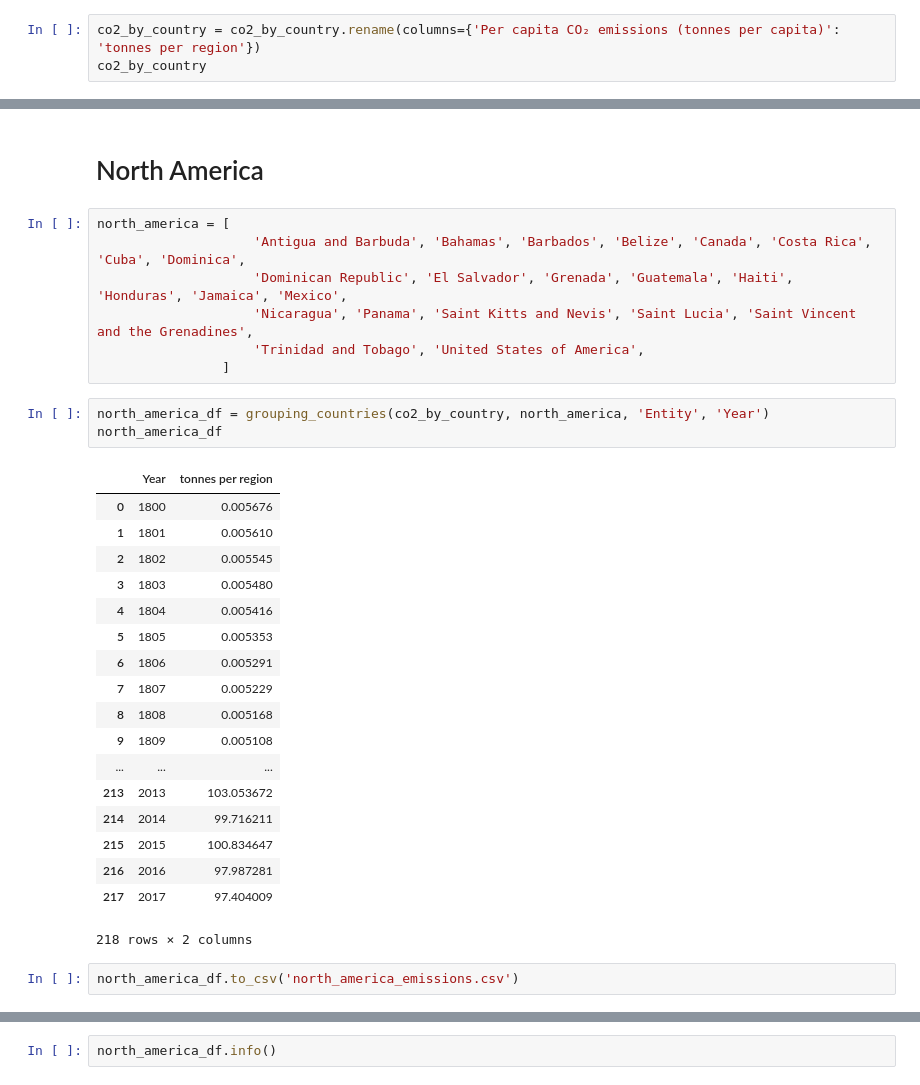
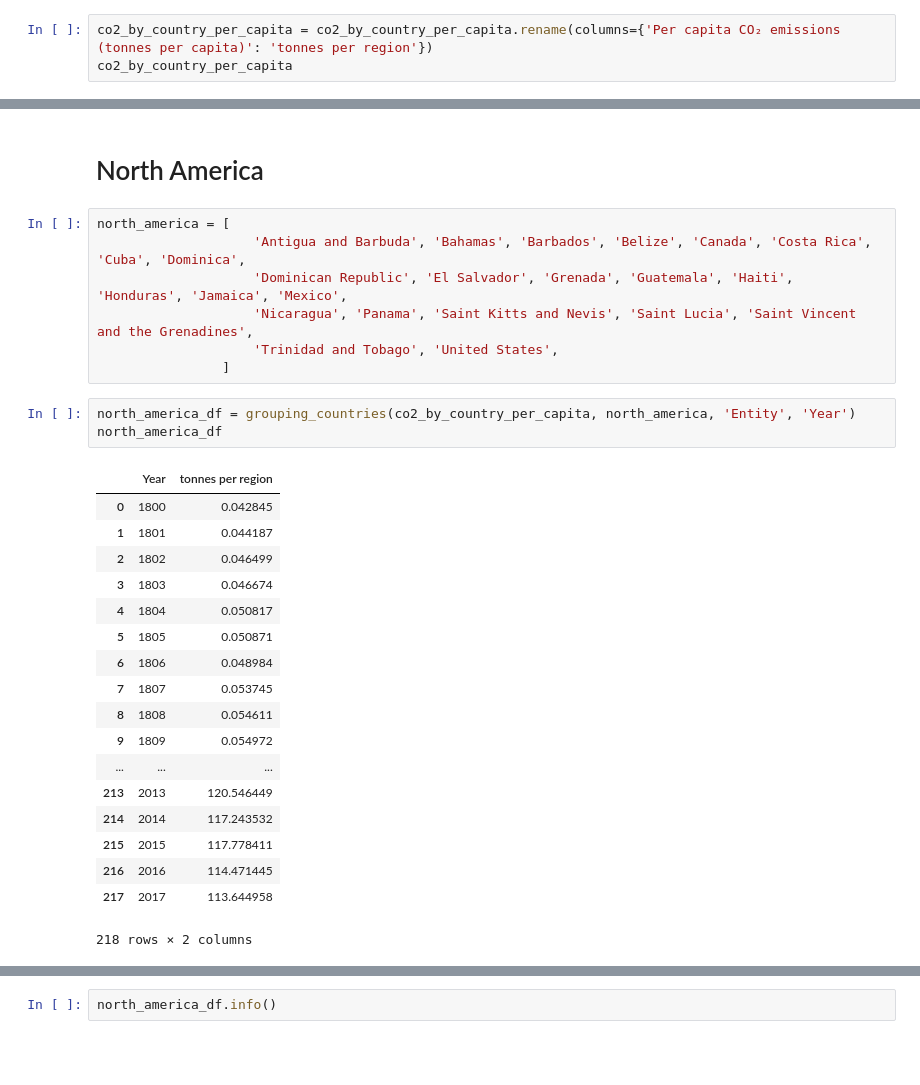
Before and after one commit to WMcWilliams15/NSS-Capstone, a Jupyter notebook: Notebooks/co2 emissions per capita.ipynb, the cells around one changed output, grey strips where cells are left out. Saved outputs shown, nothing was run; the diff lists cells and outputs as text; blank space fills up the shorter version.

```diff
--- a/Notebooks/co2 emissions for countries going back to 1880.ipynb
+++ b/Notebooks/co2 emissions per capita.ipynb
@@ -25,8 +25,8 @@ co2_by_country.head()
 | 3 | Afghanistan | 1803 | 0.0 |
 | 4 | Afghanistan | 1804 | 0.0 |
 # %%
-co2_by_country = co2_by_country.rename(columns={'Per capita CO₂ emissions (tonnes per capita)': 'tonnes per region'})
-co2_by_country
+co2_by_country_per_capita = co2_by_country_per_capita.rename(columns={'Per capita CO₂ emissions (tonnes per capita)': 'tonnes per region'})
+co2_by_country_per_capita
 # %% [output]
 |  | Entity | Year | tonnes per region |
 | 0 | Afghanistan | 1800 | 0.000000 |
@@ -359,32 +373,30 @@ north_america = [
                     'Antigua and Barbuda', 'Bahamas', 'Barbados', 'Belize', 'Canada', 'Costa Rica', 'Cuba', 'Dominica',
                     'Dominican Republic', 'El Salvador', 'Grenada', 'Guatemala', 'Haiti', 'Honduras', 'Jamaica', 'Mexico',
                     'Nicaragua', 'Panama', 'Saint Kitts and Nevis', 'Saint Lucia', 'Saint Vincent and the Grenadines',
-                    'Trinidad and Tobago', 'United States of America',
+                    'Trinidad and Tobago', 'United States',
                 ]
 # %%
-north_america_df = grouping_countries(co2_by_country, north_america, 'Entity', 'Year')
+north_america_df = grouping_countries(co2_by_country_per_capita, north_america, 'Entity', 'Year')
 north_america_df
 # %% [output]
 |  | Year | tonnes per region |
-| 0 | 1800 | 0.005676 |
-| 1 | 1801 | 0.005610 |
-| 2 | 1802 | 0.005545 |
-| 3 | 1803 | 0.005480 |
-| 4 | 1804 | 0.005416 |
-| 5 | 1805 | 0.005353 |
-| 6 | 1806 | 0.005291 |
-| 7 | 1807 | 0.005229 |
-| 8 | 1808 | 0.005168 |
-| 9 | 1809 | 0.005108 |
+| 0 | 1800 | 0.042845 |
+| 1 | 1801 | 0.044187 |
+| 2 | 1802 | 0.046499 |
+| 3 | 1803 | 0.046674 |
+| 4 | 1804 | 0.050817 |
+| 5 | 1805 | 0.050871 |
+| 6 | 1806 | 0.048984 |
+| 7 | 1807 | 0.053745 |
+| 8 | 1808 | 0.054611 |
+| 9 | 1809 | 0.054972 |
 | ... | ... | ... |
-| 213 | 2013 | 103.053672 |
-| 214 | 2014 | 99.716211 |
-| 215 | 2015 | 100.834647 |
-| 216 | 2016 | 97.987281 |
-| 217 | 2017 | 97.404009 |
+| 213 | 2013 | 120.546449 |
+| 214 | 2014 | 117.243532 |
+| 215 | 2015 | 117.778411 |
+| 216 | 2016 | 114.471445 |
+| 217 | 2017 | 113.644958 |
 218 rows × 2 columns
-# %%
-north_america_df.to_csv('north_america_emissions.csv')
 # %%
 get_aggs(north_america_df, 'tonnes per region')
 # %% [output]
```
Also changed, not shown: parts of 25 cells of this notebook, 40 other files.
